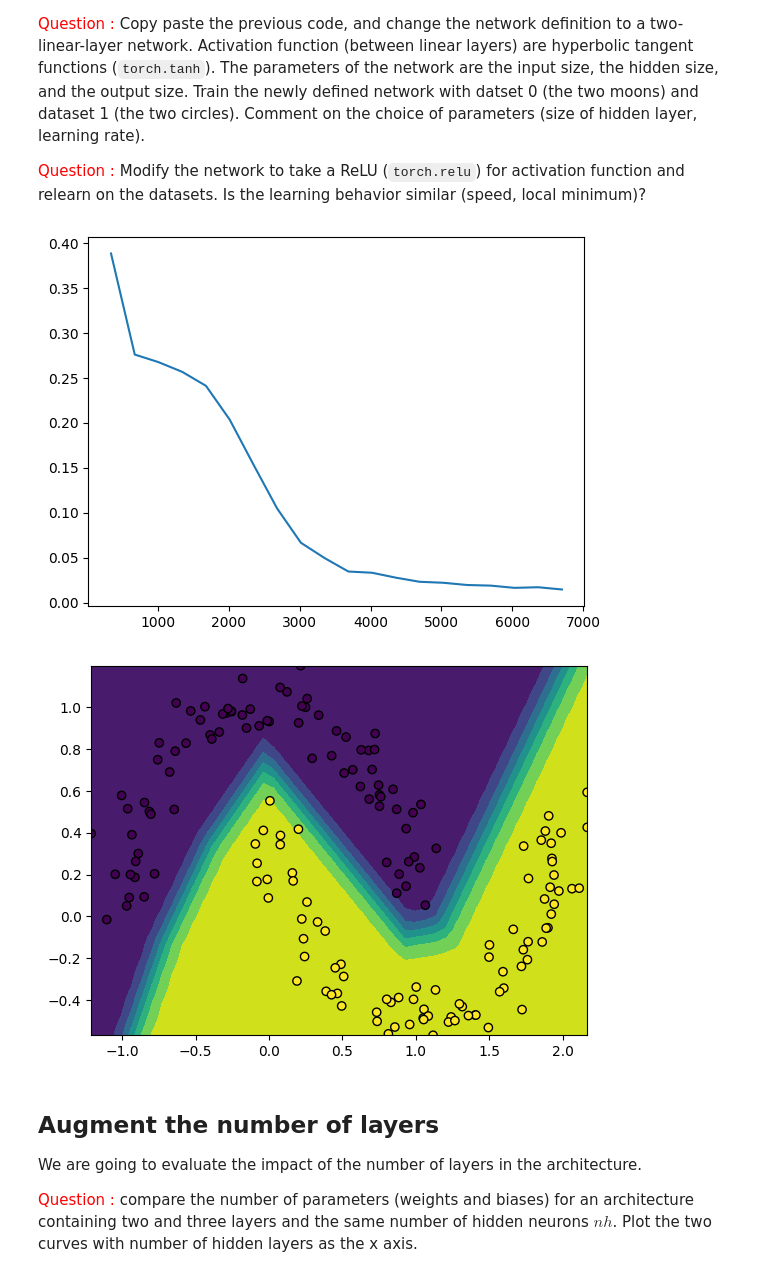
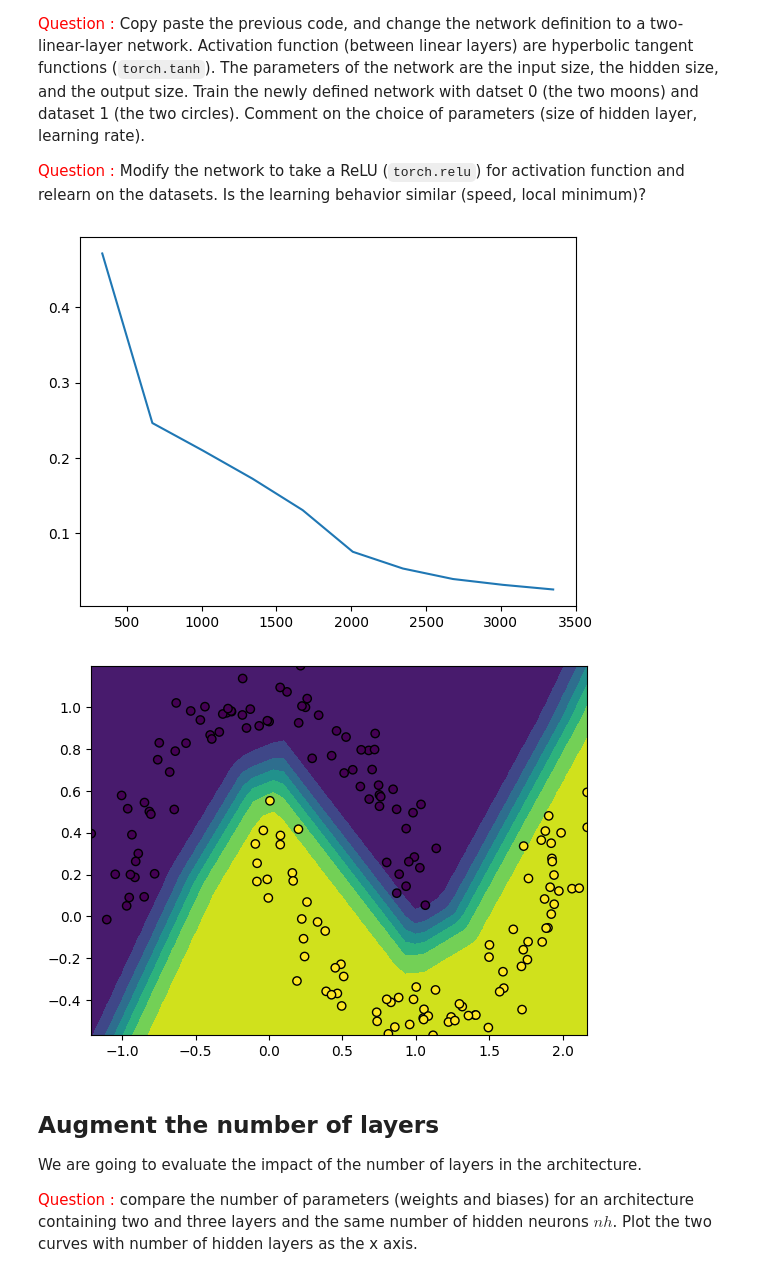
Before and after one commit to SichenPa221/ATSI, a Jupyter notebook: td_reseaux_neurones.ipynb, the cells around one changed output. Drawn from its saved outputs; the diff is of its cells as text; code cells hidden in the pictures.

```diff
--- a/td_reseaux_neurones.ipynb
+++ b/td_reseaux_neurones.ipynb
@@ -477,10 +477,20 @@ Comment on the choice of parameters (size of hidden layer, learning rate).
 class NetworkTwoLayers(torch.nn.Module):
     def __init__(self, in_size, hidden_size, out_size, activation = torch.tanh) -> None:
         super().__init__()
+        self.l1 = torch.nn.Linear(in_size, hidden_size)
+        # Define the second linear layer: from hidden layer size to output size
+        self.l2 = torch.nn.Linear(hidden_size, out_size)
+        # Store the activation function
+        self.activation = activation
+
  ### Put your code here
 
     def forward(self, x):
  ### Put your code here
+         # Pass input through the first layer and then apply the activation function
+        x = self.activation(self.l1(x))
+        # Pass the result through the second layer (no activation applied here, but you could if needed)
+        y = self.l2(x)
 
         return y
 # %%
@@ -497,19 +507,19 @@ net = NetworkTwoLayers(2, 8, 1, activation=torch.relu)
 # %%
 # Optimization
 lr = 1e-1
 optimizer = torch.optim.SGD(net.parameters(), lr)
 
 learning_curves = model_trainer_binary(net, optimizer, (train_pts, train_labels),
-              epochs=20, verbose=True)
+              epochs=10, verbose=True)
 
 # display the loss evolution
 plt.figure()
 plt.plot(learning_curves[0], learning_curves[1])
 
 display_2D_boundary(net, (test_pts, test_labels), head = torch.sigmoid, pred_show = False)
 # %% [output]
-[figure, old version]
+[figure, new version]
-[figure, old version]
+[figure, new version]
 # %% [markdown]
 ## Augment the number of layers
 
```
Also changed, not shown: parts of 6 cells of this notebook.
